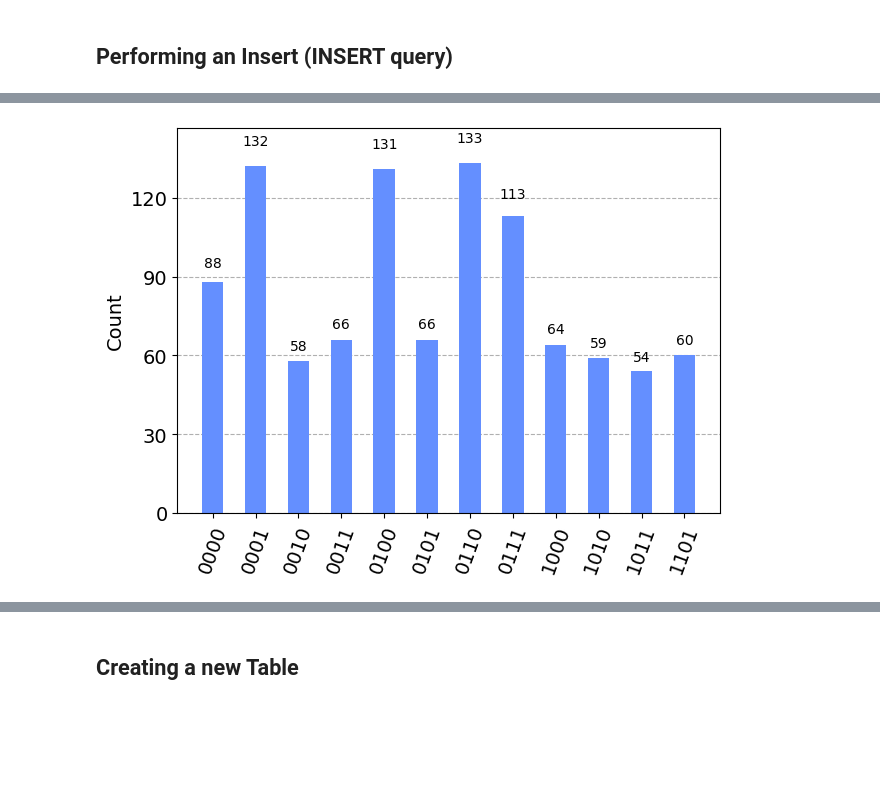
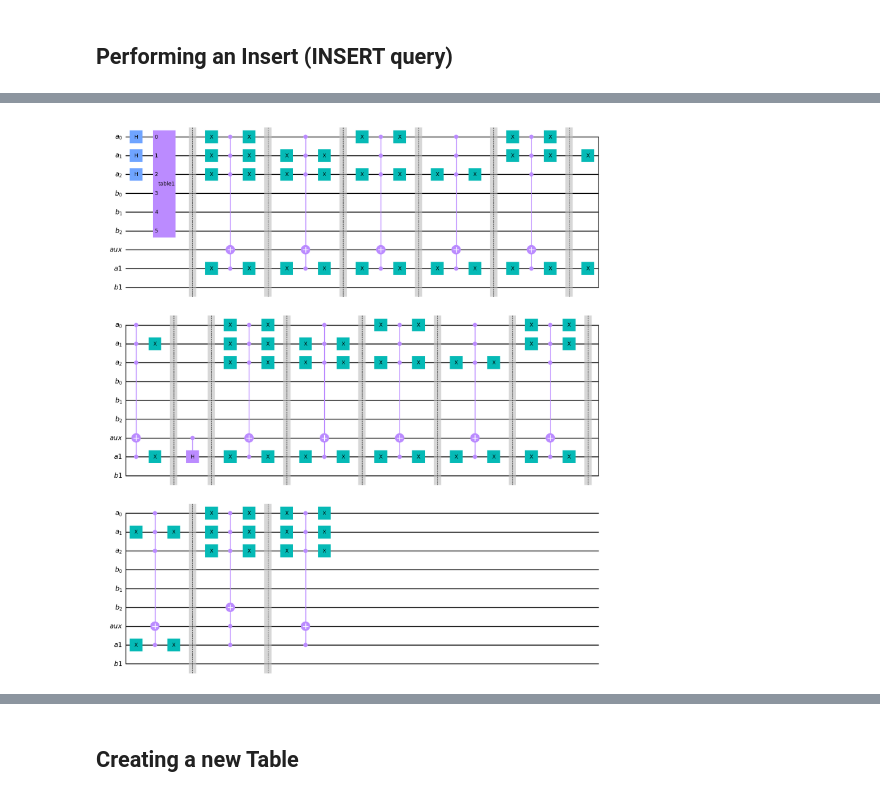
Before and after one commit to SamrutGadde/QuantumDB, a Jupyter notebook: db.ipynb, the cells around one changed output, grey strips where cells are left out. Cells and saved outputs as stored; diff of their text form; code cells hidden in the pictures; blank space fills up the shorter version.

```diff
--- a/db.ipynb
+++ b/db.ipynb
@@ -148,12 +142,14 @@ def insert():
     qa = QuantumRegister(3, 'a')
     qb = QuantumRegister(3, 'b')
     aux = QuantumRegister(1, 'aux')
-    z = QuantumRegister(1, 'z')
-    cr = ClassicalRegister(4, 'c')
-    qc = QuantumCircuit(qa, qb, aux, z, cr)
+    qc = QuantumCircuit(qa, qb, aux)
 
     qaRegs = qa[:]
     qbRegs = qb[:]
+
+    usedStates = 0
+    Nplus = int((np.pi/4 * np.floor(np.pi/4 * np.sqrt(2**len(qaRegs))) + 1)**2 - usedStates)
+    S = min(Nplus, 2**len(qaRegs) - usedStates)
 
     qc.h(qaRegs)
     qc.append(table1, qaRegs[:] + qbRegs[:])
@@ -166,53 +162,42 @@ def insert():
     qaRegs += qa1[:]
     qbRegs += qb1[:]
 
-    # Stage 1: Controlling on prev states
-    qc.x(qaRegs)
-    qc.mcx(qaRegs, aux)
-    qc.x(qaRegs)
+    qc.barrier()
 
-    qc.x(qaRegs[2:] + [qaRegs[0]])
-    qc.mcx(qaRegs, aux)
-    qc.x(qaRegs[2:] + [qaRegs[0]])
-
-    qc.x(qaRegs[2:])
-    qc.mcx(qaRegs, aux)
-    qc.x(qaRegs[2:])
-
-    qc.x([qaRegs[1], qaRegs[3]])
-    qc.mcx(qaRegs, aux)
-    qc.x([qaRegs[1], qaRegs[3]])
+    # Stage 1: Controlling on prev states (0-5)
+    for i in range(S):
+        binary = bin(i)[2:]
+        binary = '0'*(len(qaRegs)-len(binary)) + binary
+        for j in range(len(binary)):
+            if binary[j] == '0':
+                qc.x(qaRegs[len(binary)-j-1])
+        qc.mcx(qaRegs, aux)
+        for j in range(len(binary)):
+            if binary[j] == '0':
+                qc.x(qaRegs[len(binary)-j-1])
+        qc.barrier()
 
     qc.ch(aux, qaRegs[3])
     qc.barrier()
 
     # Stage 2
-    qc.x(qaRegs)
-    qc.mcx(qaRegs, aux)
-    qc.x(qaRegs)
-
-    qc.x(qaRegs[1:])
-    qc.mcx(qaRegs, aux)
-    qc.x(qaRegs[1:])
-
-    qc.x(qaRegs[2:])
-    qc.mcx(qaRegs, aux)
-    qc.x(qaRegs[2:])
-
-    qc.x(qaRegs[0:1] + [qaRegs[3]])
-    qc.mcx(qaRegs, aux)
-    qc.x(qaRegs[0:1] + [qaRegs[3]])
-
-    qc.x([qaRegs[1], qaRegs[3]])
-    qc.mcx(qaRegs, aux)
-    qc.x([qaRegs[1], qaRegs[3]])
-
-    qc.barrier()
+    for i in range(S):
+        binary = bin(i)[2:]
+        binary = '0'*(len(qaRegs)-len(binary)) + binary
+        for j in range(len(binary)):
+            if binary[j] == '0':
+                qc.x(qaRegs[len(binary)-j-1])
+        qc.mcx(qaRegs, aux)
+        for j in range(len(binary)):
+            if binary[j] == '0':
+                qc.x(qaRegs[len(binary)-j-1])
+        qc.barrier()
 
     # Stage 3
     qc.x(qaRegs[0:3])
     qc.mcx(qaRegs[:] + aux[:], qbRegs[2])
     qc.x(qaRegs[0:3])
+    qc.barrier()
 
     # Stage 4
     qc.x(qaRegs[0:3])
@@ -220,17 +205,17 @@ def insert():
     qc.x(qaRegs[0:3])
 
     qc.draw(output='mpl')
-    qc.measure(qaRegs, cr)
+    # qc.measure(qaRegs, cr)
 
     return qc
 
 insertCircuit = insert()
 insertCircuit.draw(output='mpl')
 
-backend = Aer.get_backend('qasm_simulator')
-job = execute(insertCircuit, backend, shots=1024)
-result = job.result()
-counts = result.get_counts()
-print(counts)
-plot_histogram(counts)
+# backend = Aer.get_backend('qasm_simulator')
+# job = execute(insertCircuit, backend, shots=1024)
+# result = job.result()
+# counts = result.get_counts()
+# print(counts)
+# plot_histogram(counts)
 # %% [output]
@@ -238 +223 @@ plot_histogram(counts)
-[figure, old version]
+[figure, new version]
```
Also changed, not shown: parts of 19 cells of this notebook, 2 other files.
